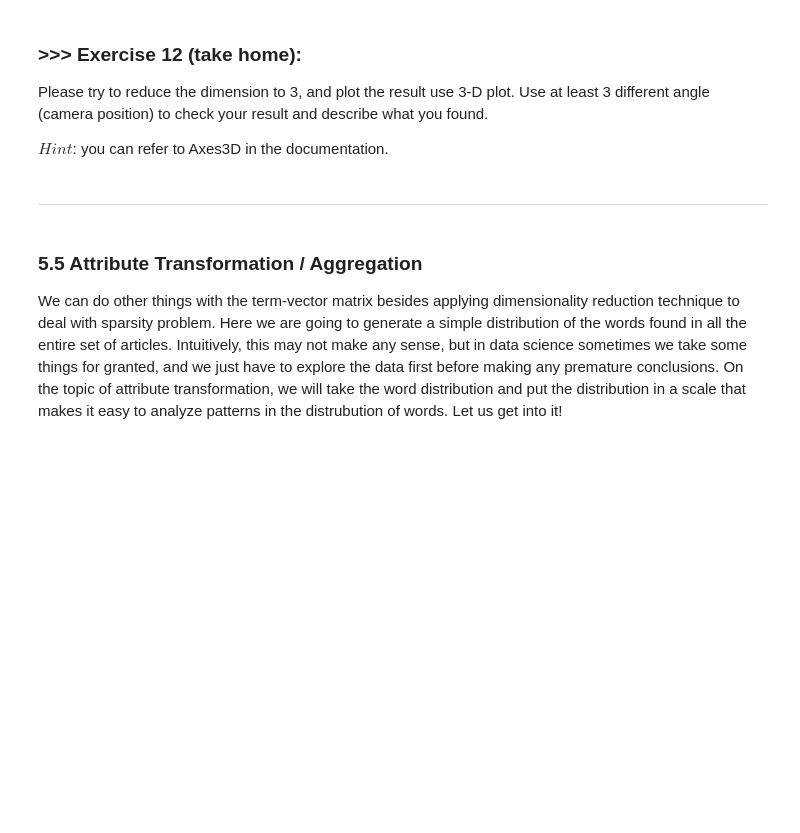
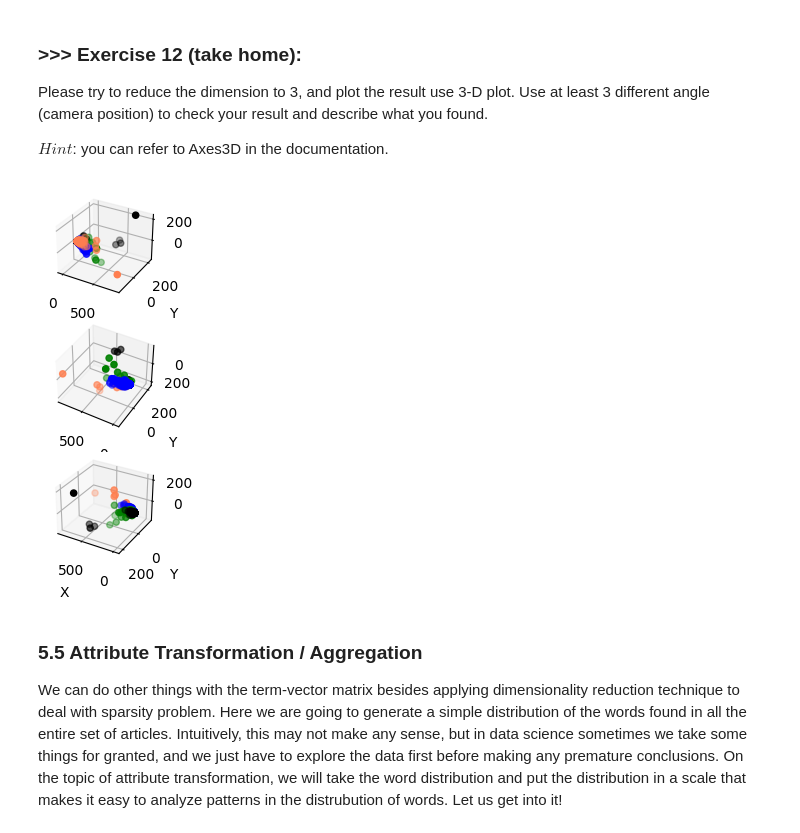
Before and after one commit to difersalest/DM2022-Lab1-Master, a Jupyter notebook: DM2022-Lab1-Master.ipynb, the cells around one changed output. Saved outputs shown, nothing was run; the diff lists cells and outputs as text; code cells hidden in the pictures; blank space fills up the shorter version.

```diff
--- a/DM2022-Lab1-Master.ipynb
+++ b/DM2022-Lab1-Master.ipynb
@@ -1177,5 +1175,42 @@ $Hint$: you can refer to Axes3D in the documentation.
-# %% [markdown]
----
+# %%
+# Answer here
+
+X_reduced_3 = PCA(n_components = 3).fit_transform(X_counts.toarray()) #We reduce the dimension to 3
+col = ['coral', 'blue', 'black', 'green'] #The colors by category
+
+fig = plt.figure()
+#We add 3 subplots 3D to view with different angle:
+ax = fig.add_subplot(3,1,1,projection='3d')
+ax2 = fig.add_subplot(3,1,2,projection='3d')
+ax3 = fig.add_subplot(3,1,3,projection='3d')
+
+#We assign the color to each point in the graph by category so we can better distinguish the contrast after plotting
+for c, category in zip(col, categories):
+    xs = X_reduced_3[X['category_name'] == category].T[0]
+    ys = X_reduced_3[X['category_name'] == category].T[1]
+    zs = X_reduced_3[X['category_name'] == category].T[2]
+    ax.scatter(xs, ys, zs, c=c, marker='o') #All 3 plots have the same data, we just change the angle to visualize it
+    ax2.scatter(xs, ys, zs, c=c, marker='o')
+    ax3.scatter(xs, ys, zs, c=c, marker='o')
+
+#We assign the respective angles to visualize the 3D graph
+ax.set_xlabel('X')
+ax.set_ylabel('Y')
+ax.set_zlabel('Z')
+
+ax2.set_xlabel('X')
+ax2.set_ylabel('Y')
+ax2.set_zlabel('Z')
+ax2.view_init(-140, 60)
+
+ax3.set_xlabel('X')
+ax3.set_ylabel('Y')
+ax3.set_zlabel('Z')
+ax3.view_init(30, 120)
+
+plt.show() #We plot the graph
+# %% [output]
+[figure, added]
 # %% [markdown]
 ### 5.5 Attribute Transformation / Aggregation
 We can do other things with the term-vector matrix besides applying dimensionality reduction technique to deal with sparsity problem. Here we are going to generate a simple distribution of the words found in all the entire set of articles. Intuitively, this may not make any sense, but in data science sometimes we take some things for granted, and we just have to explore the data first before making any premature conclusions. On the topic of attribute transformation, we will take the word distribution and put the distribution in a scale that makes it easy to analyze patterns in the distrubution of words. Let us get into it!
```
Also changed, not shown: parts of 5 cells of this notebook.
